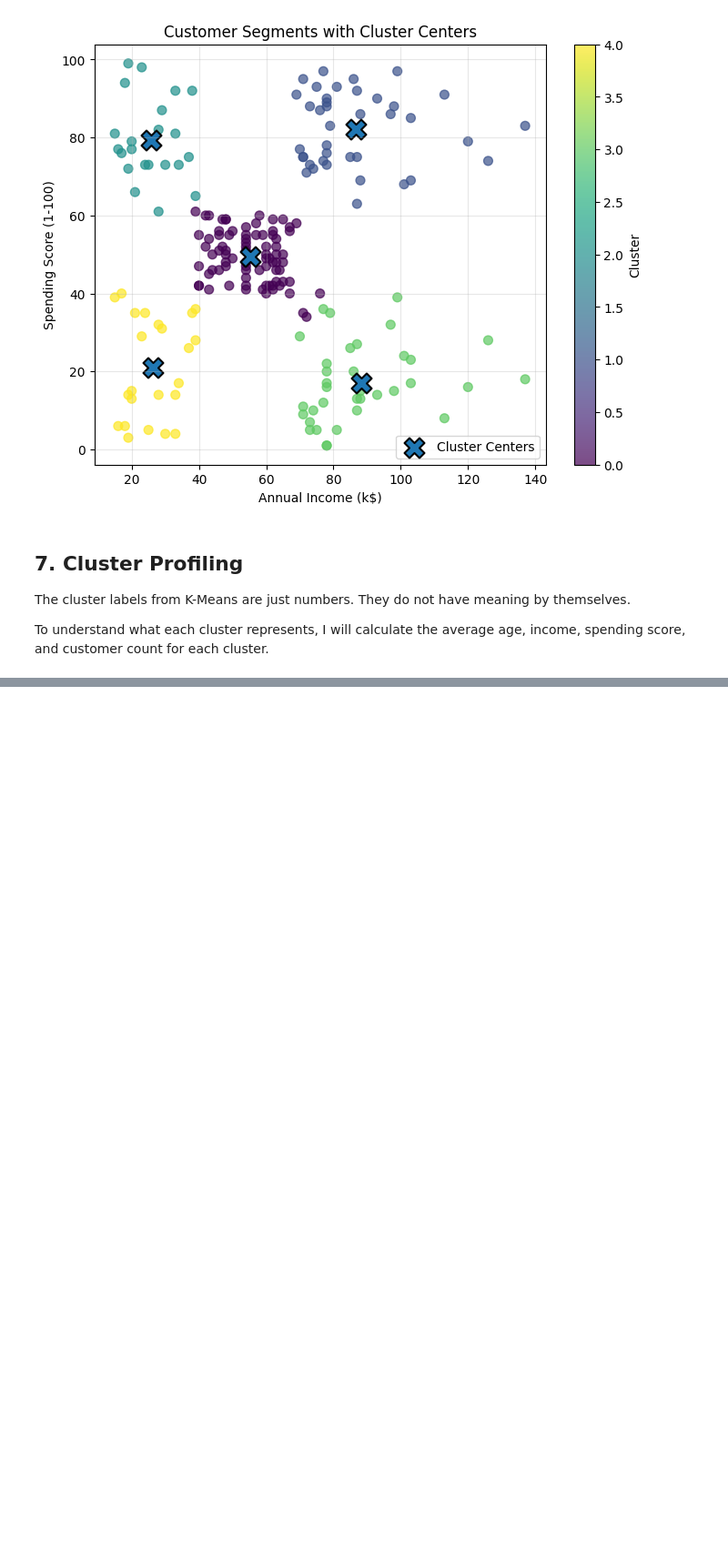
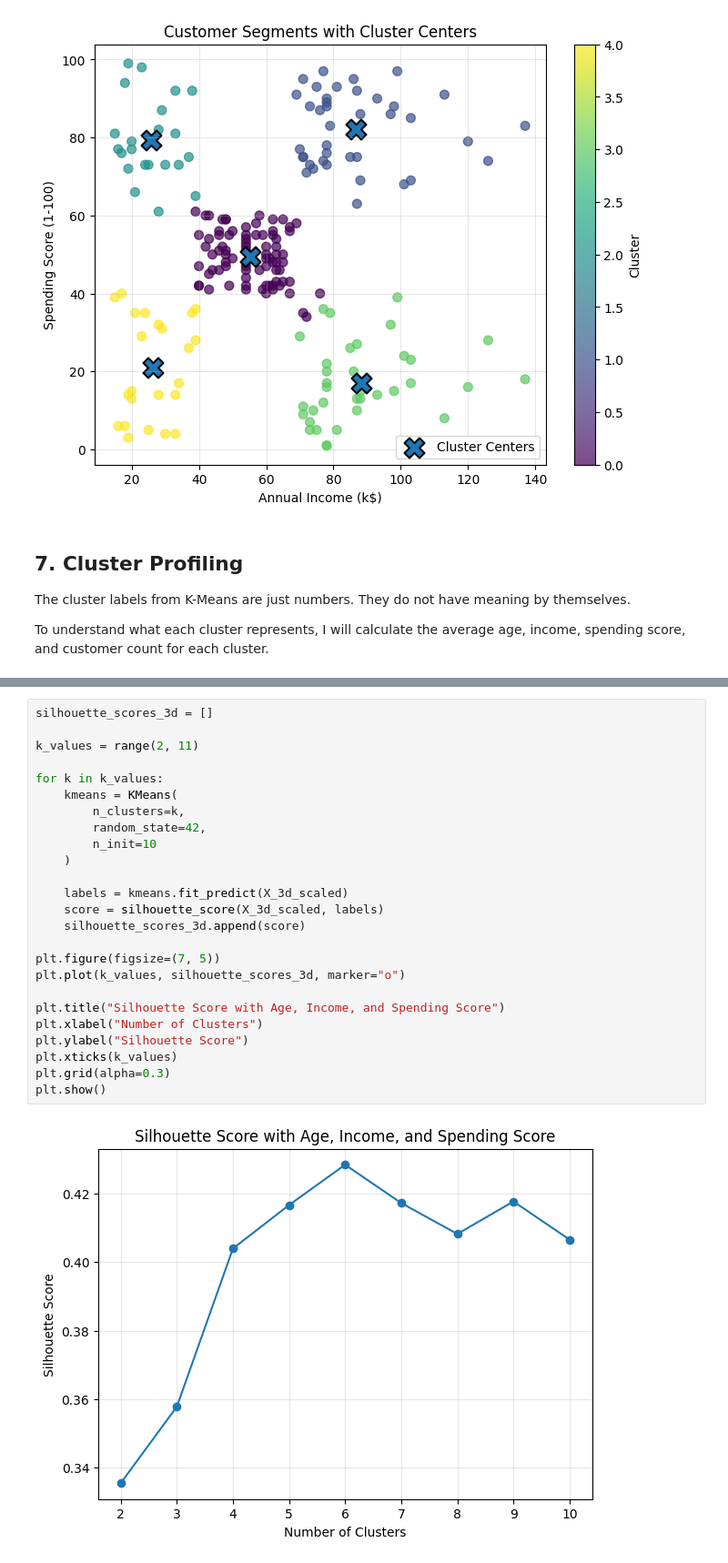
Before and after one commit to nguy3ntt/machine-learning-lab, a Jupyter notebook: unsupervised_learning/mall_customer_segmentation.ipynb, the cells around one changed output, grey strips where cells are left out. Shown at 91% size. Saved outputs shown, nothing was run; the diff lists cells and outputs as text; blank space fills up the shorter version.

```diff
--- a/unsupervised_learning/mall_customer_segmentation.ipynb
+++ b/unsupervised_learning/mall_customer_segmentation.ipynb
@@ -404,0 +556,27 @@ To understand what each cluster represents, I will calculate the average age, in
+# %%
+silhouette_scores_3d = []
+
+k_values = range(2, 11)
+
+for k in k_values:
+    kmeans = KMeans(
+        n_clusters=k,
+        random_state=42,
+        n_init=10
+    )
+
+    labels = kmeans.fit_predict(X_3d_scaled)
+    score = silhouette_score(X_3d_scaled, labels)
+    silhouette_scores_3d.append(score)
+
+plt.figure(figsize=(7, 5))
+plt.plot(k_values, silhouette_scores_3d, marker="o")
+
+plt.title("Silhouette Score with Age, Income, and Spending Score")
+plt.xlabel("Number of Clusters")
+plt.ylabel("Silhouette Score")
+plt.xticks(k_values)
+plt.grid(alpha=0.3)
+plt.show()
+# %% [output]
+[figure, added]
```
Also changed, not shown: parts of 17 cells of this notebook.
